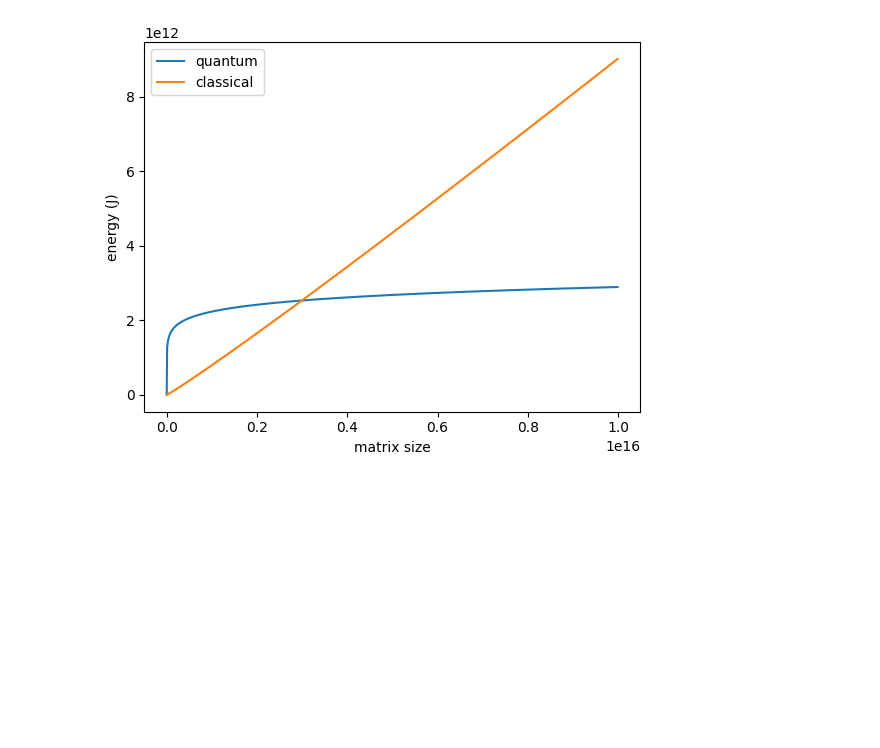
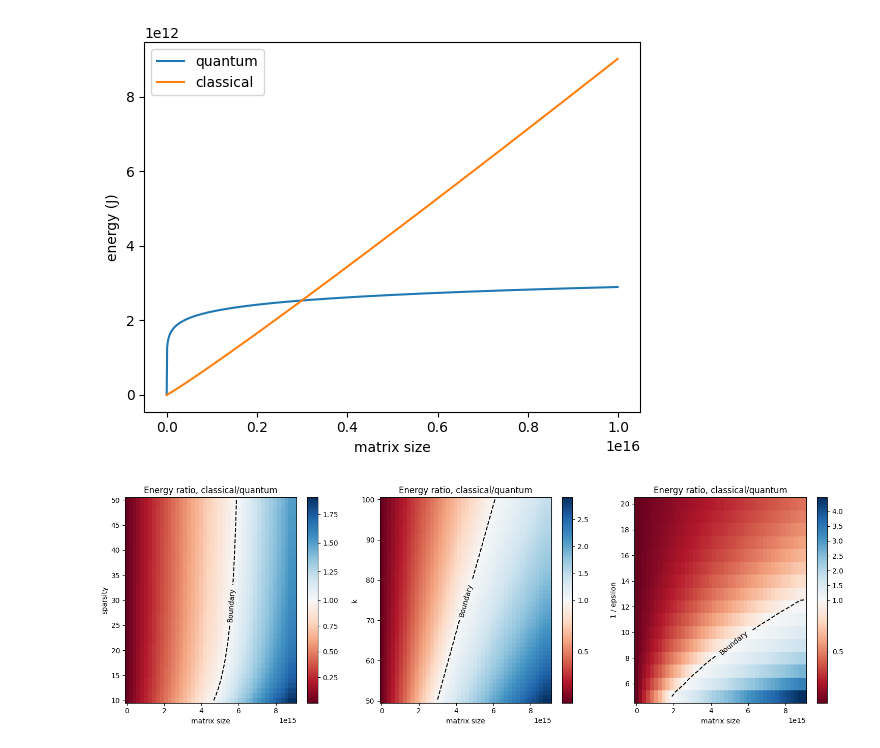
Before and after one commit to tiger9tu/HHL, a Jupyter notebook: tools/heatmap.ipynb, the cells around one changed output. Drawn from its saved outputs; the diff is of its cells as text; code cells hidden in the pictures; blank space fills up the shorter version.

```diff
--- a/tools/heatmap.ipynb
+++ b/tools/heatmap.ipynb
@@ -193,3 +190,103 @@ def plot_energy_line_graph():
 plot_energy_line_graph()
 # %% [output]
 [figure]
+# %%
+def plot_energy_heatmap():  # set this function to avoid conflict variables
+
+    s_start, s_end, ds = 10, 50, 1
+    k_start, k_end, dk = 50, 100, 1
+    epsilon_inv_start, epsilon_inv_end, depslilon_inv = 5, 20, 1
+
+    fix_k, fix_epsilon_inv, fix_s = 100, 10, 100
+    n_start, n_end, dn = 10, 53, 1
+
+    # big N used by classical plot
+    N_start = 2**n_start
+    N_end = 2**n_end
+    N_steps = n_end - n_start
+    dN = (N_end - N_start) / N_steps
+
+    fig, axs = plt.subplots(1, 3, figsize=(15, 5))
+
+    ###############################
+    # n - s
+    ###############################
+    s, n = np.mgrid[s_start : s_end + ds : ds, n_start : n_end + dn : dn]
+    _, n_s_N = np.mgrid[s_start : s_end + ds : ds, N_start : N_end + dN : dN]
+
+    n_s_q_energy = calculate_q_energy(fix_k, s, fix_epsilon_inv, 2**n)
+    n_s_c_energy = calculate_c_energy(fix_k, s, fix_epsilon_inv, n_s_N)
+    n_s_ratio = calculate_ratio(n_s_q_energy, n_s_c_energy, n_s_N, n_start)
+
+    assert n_s_ratio.max() > 1
+
+
+    sub_plot(
+        fig,
+        axs[0],
+        n_s_N,
+        s,
+        n_s_ratio,
+        "Energy ratio, classical/quantum",
+        "matrix size",
+        "sparsity",
+    )
+
+    ###############################
+    # k - n
+    ###############################
+    k, n = np.mgrid[k_start : k_end + dk : dk, n_start : n_end + dn : dn]
+    _, n_k_N = np.mgrid[k_start : k_end + dk : dk, N_start : N_end + dN : dN]
+    n_k_q_energy = calculate_q_energy(k, fix_s, fix_epsilon_inv, 2**n)
+    n_k_c_energy= calculate_c_energy(k, fix_s, fix_epsilon_inv, n_k_N)
+    n_k_ratio = calculate_ratio(n_k_q_energy, n_k_c_energy, n_k_N, n_start)
+
+
+    sub_plot(
+        fig,
+        axs[1],
+        n_k_N,
+        k,
+        n_k_ratio,
+        "Energy ratio, classical/quantum",
+        "matrix size",
+        "k",
+    )
+
+    ###############################
+    # epsilon - n
+    ###############################
+
+    epsilon, n = np.mgrid[
+        epsilon_inv_start : epsilon_inv_end + depslilon_inv : depslilon_inv,
+        n_start : n_end + dn : dn,
+    ]
+    _, n_epsilon_N = np.mgrid[
+        epsilon_inv_start : epsilon_inv_end + depslilon_inv : depslilon_inv,
+        N_start : N_end + dN : dN,
+    ]
+    n_epsilon_q_energy = calculate_q_energy(fix_k, fix_s, epsilon, 2**n)
+    n_epsilon_c_energy= calculate_c_energy(fix_k, fix_s, epsilon, n_epsilon_N)
+    n_epsilon_ratio = calculate_ratio(
+        n_epsilon_q_energy, n_epsilon_c_energy, n_epsilon_N, n_start
+    )
+
+    sub_plot(
+        fig,
+        axs[2],
+        n_epsilon_N,
+        epsilon,
+        n_epsilon_ratio,
+        "Energy ratio, classical/quantum",
+        "matrix size",
+        "1 / epsilon",
+    )
+
+    plt.tight_layout()
+
+    plt.show()
+
+
+plot_energy_heatmap()
+# %% [output]
+[figure, added]
```
Also changed, not shown: parts of 3 cells of this notebook.
